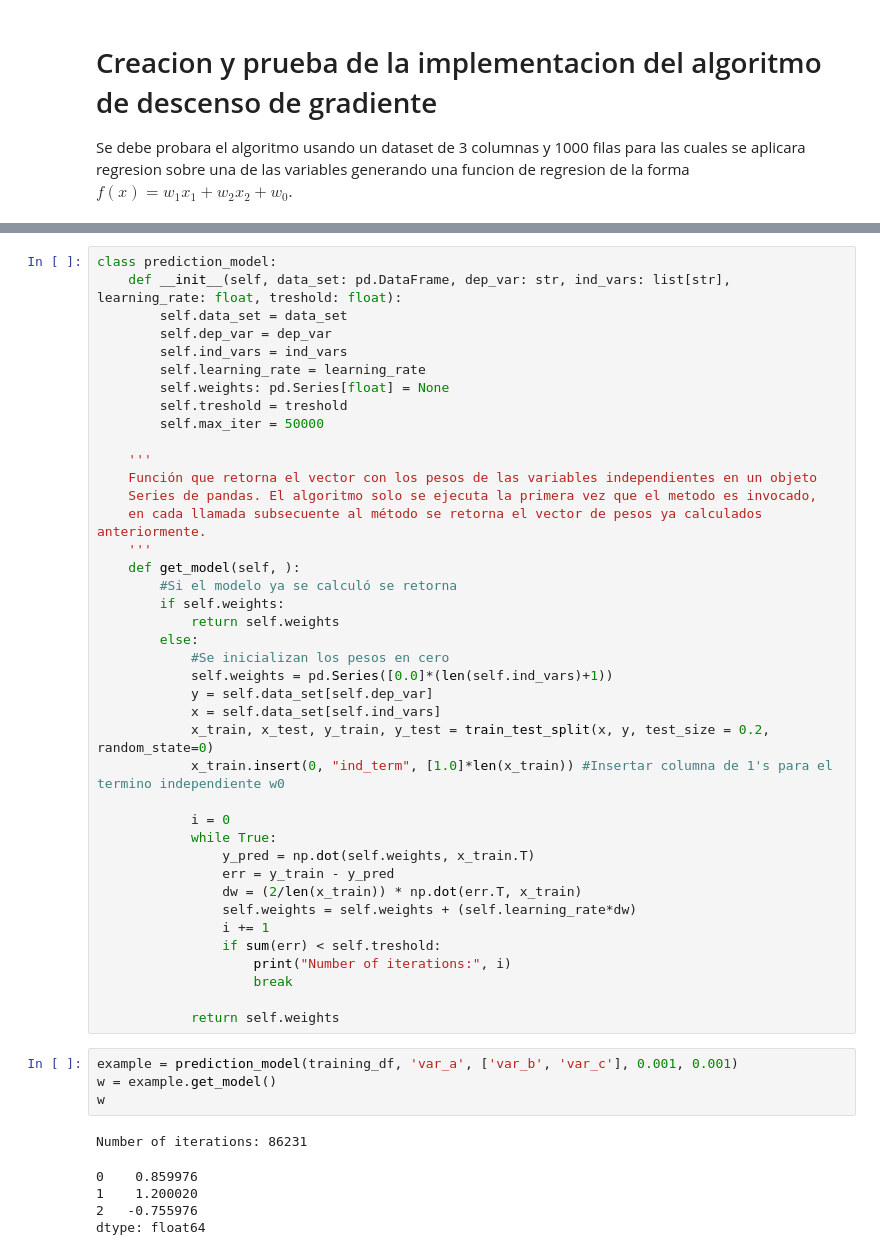
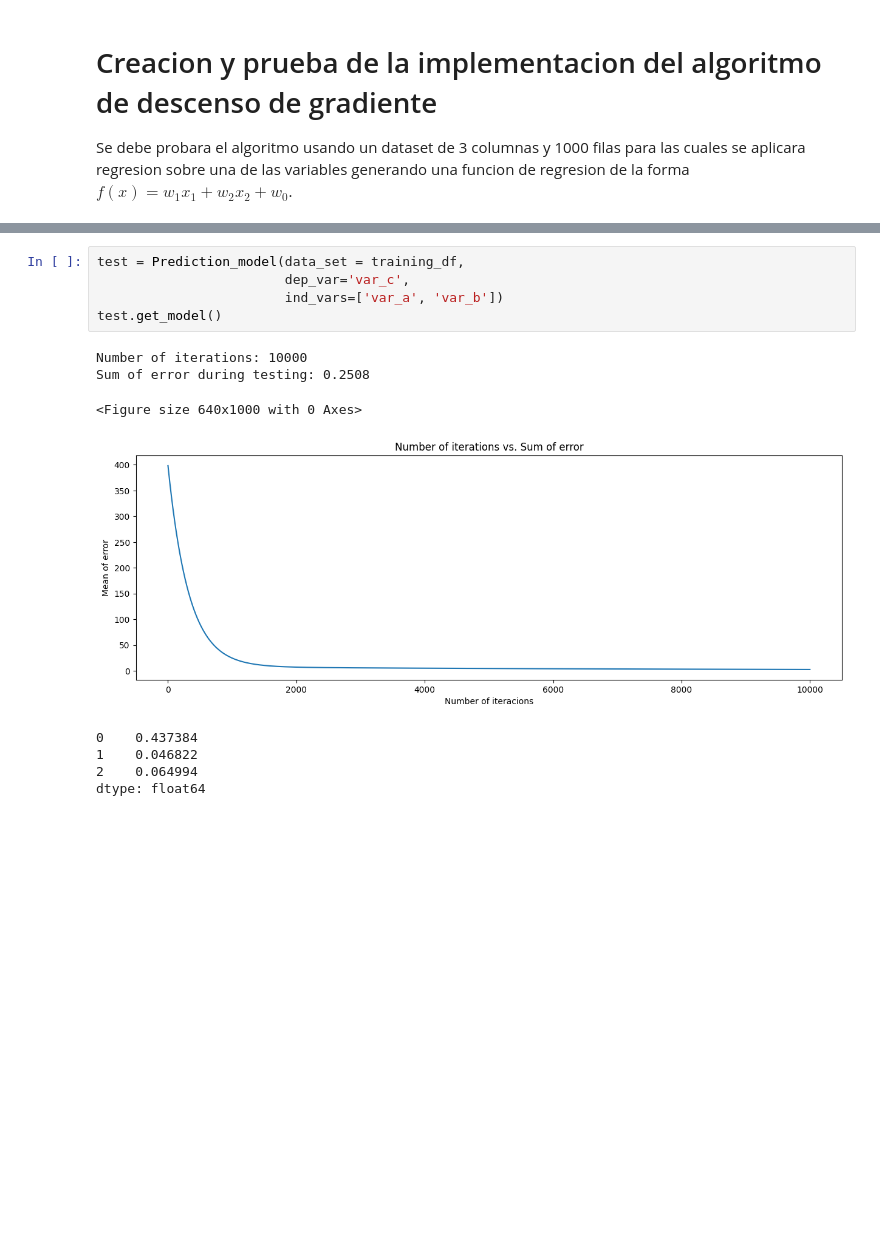
Before and after one commit to danielrobapaz/CI5438-Proyecto1, a Jupyter notebook: testing.ipynb, the cells around one changed output, grey strips where cells are left out. Drawn from its saved outputs; the diff is of its cells as text; blank space fills up the shorter version.

```diff
--- a/testing.ipynb
+++ b/testing.ipynb
@@ -44,50 +32,14 @@ El modelo de predicción es abstraído en una clase que recibe un data set, una
-# %%
-class prediction_model:
-    def __init__(self, data_set: pd.DataFrame, dep_var: str, ind_vars: list[str], learning_rate: float, treshold: float):
-        self.data_set = data_set
-        self.dep_var = dep_var
-        self.ind_vars = ind_vars
-        self.learning_rate = learning_rate
-        self.weights: pd.Series[float] = None
-        self.treshold = treshold
-        self.max_iter = 50000
-
-    '''
-    Función que retorna el vector con los pesos de las variables independientes en un objeto
-    Series de pandas. El algoritmo solo se ejecuta la primera vez que el metodo es invocado,
-    en cada llamada subsecuente al método se retorna el vector de pesos ya calculados anteriormente.
-    '''
-    def get_model(self, ):
-        #Si el modelo ya se calculó se retorna
-        if self.weights:
-            return self.weights
-        else:
-            #Se inicializan los pesos en cero
-            self.weights = pd.Series([0.0]*(len(self.ind_vars)+1))
-            y = self.data_set[self.dep_var]
-            x = self.data_set[self.ind_vars]
-            x_train, x_test, y_train, y_test = train_test_split(x, y, test_size = 0.2, random_state=0)
-            x_train.insert(0, "ind_term", [1.0]*len(x_train)) #Insertar columna de 1's para el termino independiente w0
-
-            i = 0
-            while True:
-                y_pred = np.dot(self.weights, x_train.T)
-                err = y_train - y_pred
-                dw = (2/len(x_train)) * np.dot(err.T, x_train)
-                self.weights = self.weights + (self.learning_rate*dw)
-                i += 1
-                if sum(err) < self.treshold:
-                    print("Number of iterations:", i)
-                    break
-
-            return self.weights
-# %%
-example = prediction_model(training_df, 'var_a', ['var_b', 'var_c'], 0.001, 0.001)
-w = example.get_model()
-w
-# %% [output]
-Number of iterations: 86231
-0    0.859976
-1    1.200020
-2   -0.755976
-dtype: float64
+# %%
+test = Prediction_model(data_set = training_df,
+                        dep_var='var_c',
+                        ind_vars=['var_a', 'var_b'])
+test.get_model()
+# %% [output]
+Number of iterations: 10000
+Sum of error during testing: 0.2508
+<Figure size 640x1000 with 0 Axes>
+[figure, added]
+0    0.437384
+1    0.046822
+2    0.064994
+dtype: float64
```
Also changed, not shown: parts of 5 cells of this notebook, 1 other file.
